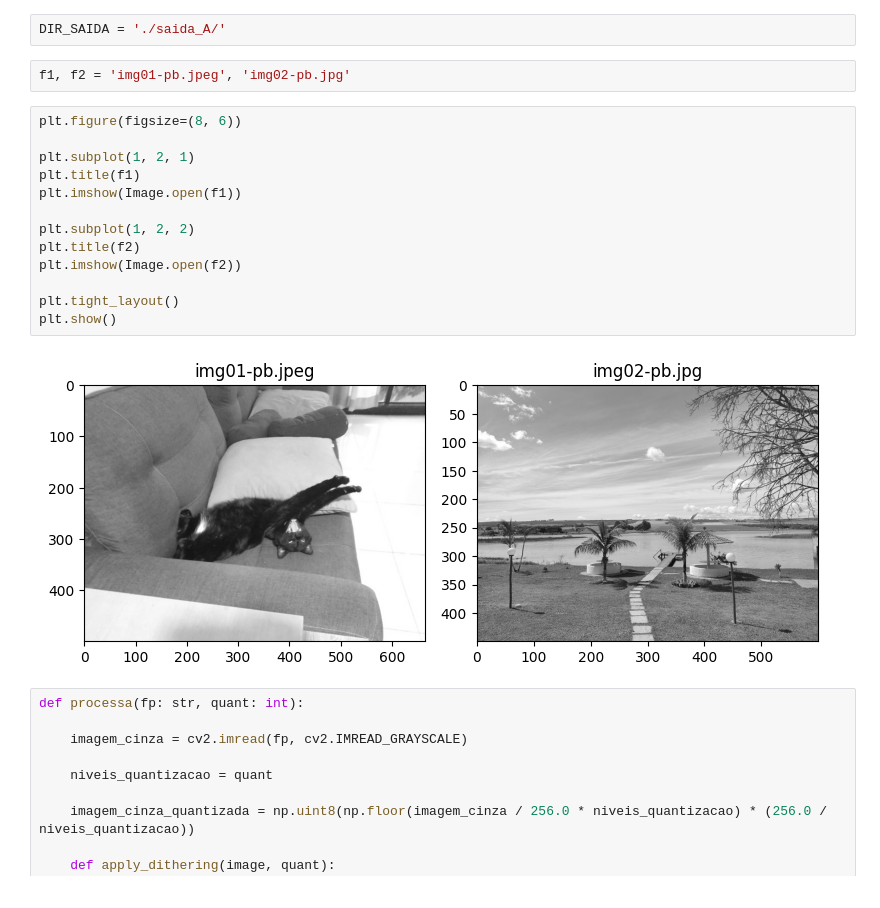
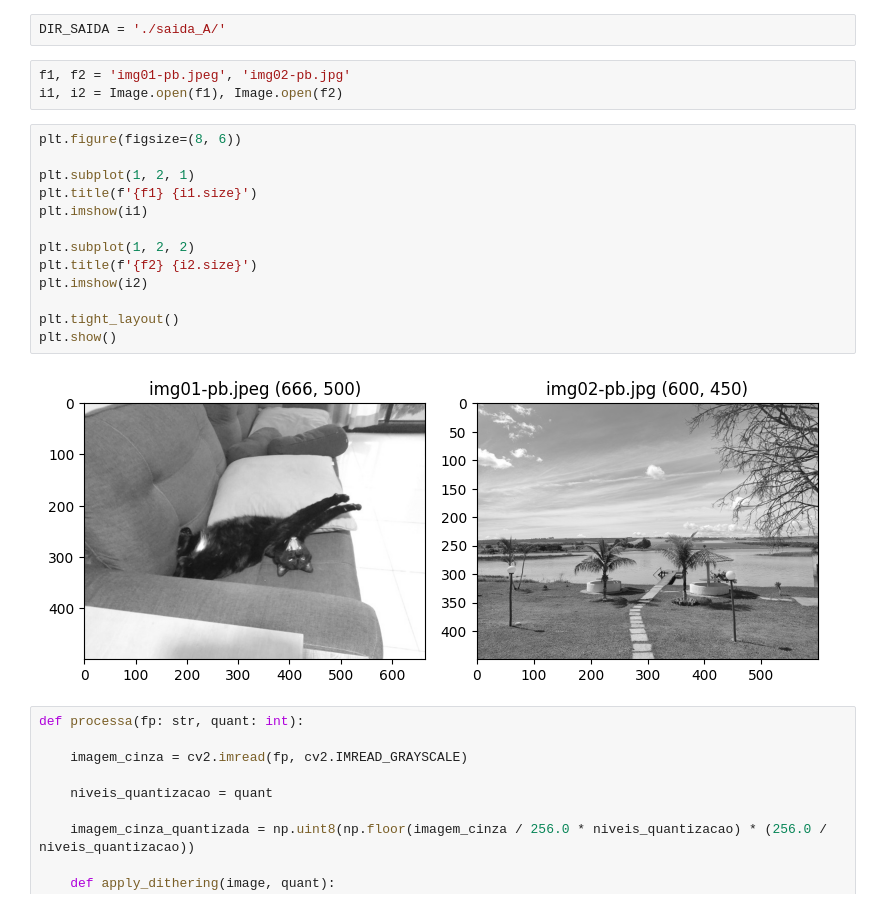
Before and after one commit to htbrandao/ppgi-proc-img, a Jupyter notebook: trab01/trab01-A.ipynb, the cells around one changed output. Cells and saved outputs as stored; diff of their text form.

Commit message:
att dimensao das imagens

```diff
--- a/trab01/trab01-A.ipynb
+++ b/trab01/trab01-A.ipynb
@@ -34,21 +34,22 @@ from matplotlib import pyplot as plt
 DIR_SAIDA = './saida_A/'
 # %%
 f1, f2 = 'img01-pb.jpeg', 'img02-pb.jpg'
+i1, i2 = Image.open(f1), Image.open(f2)
 # %%
 plt.figure(figsize=(8, 6))
 
 plt.subplot(1, 2, 1)
-plt.title(f1)
-plt.imshow(Image.open(f1))
+plt.title(f'{f1} {i1.size}')
+plt.imshow(i1)
 
 plt.subplot(1, 2, 2)
-plt.title(f2)
-plt.imshow(Image.open(f2))
+plt.title(f'{f2} {i2.size}')
+plt.imshow(i2)
 
 plt.tight_layout()
 plt.show()
 # %% [output]
-[figure, old version]
+[figure, new version]
 # %%
 def processa(fp: str, quant: int):
 
```
Also changed, not shown: 1 other file.
